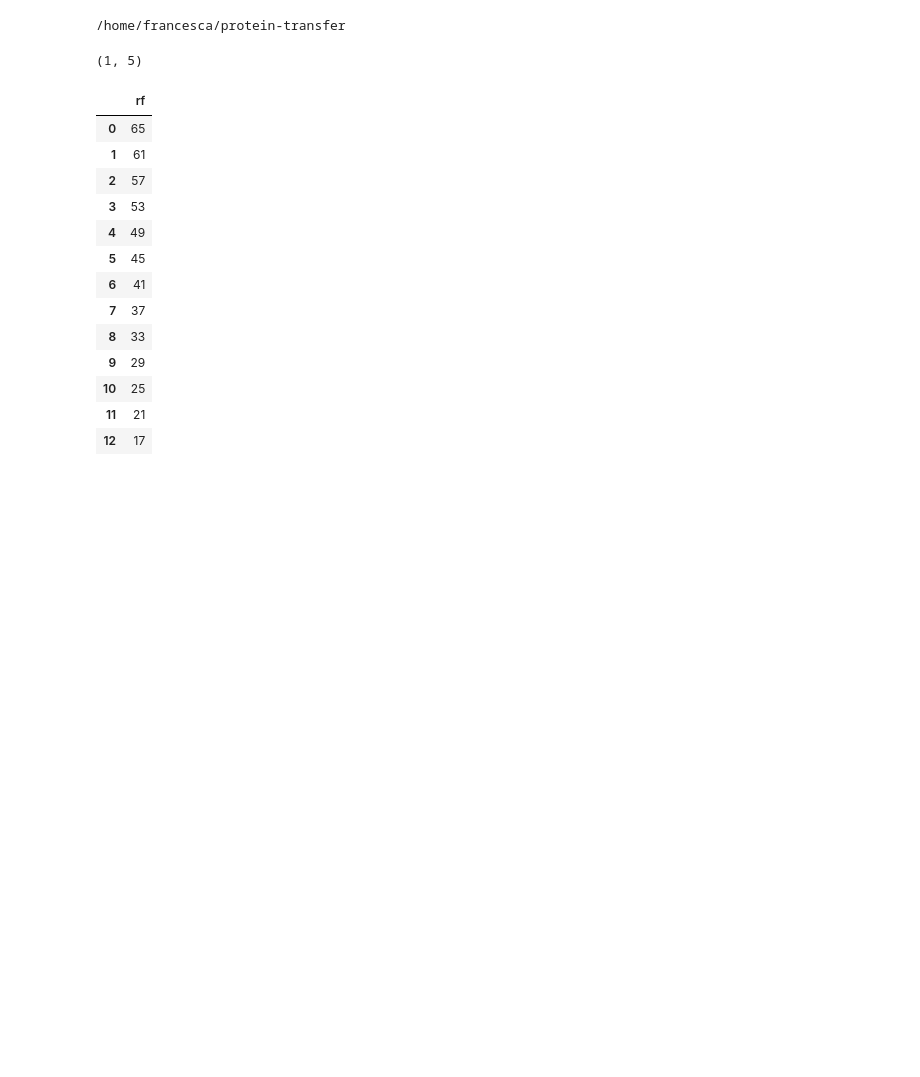
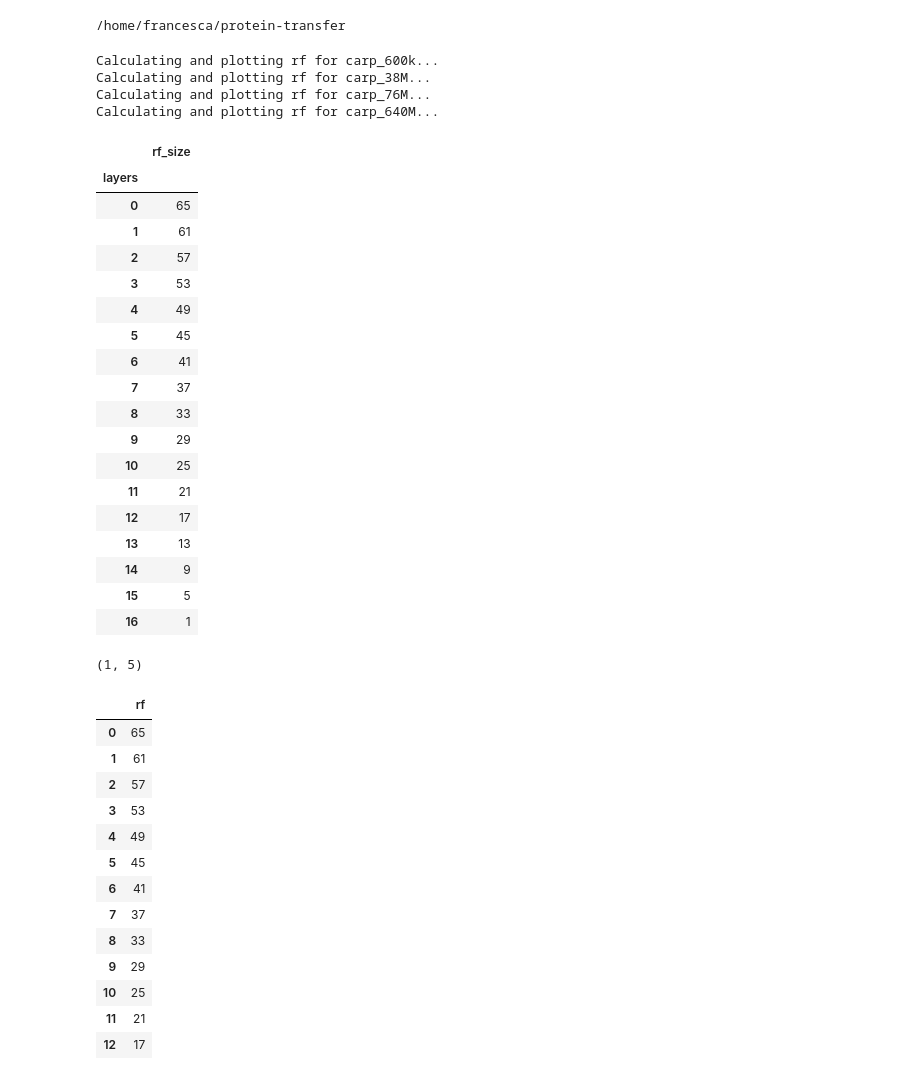
Before and after one commit to microsoft/protein-transfer, a Jupyter notebook: sandbox/carp_receptivefield.ipynb, the cells around one changed output. Saved outputs shown, nothing was run; the diff lists cells and outputs as text; code cells hidden in the pictures; blank space fills up the shorter version.

```diff
--- a/sandbox/carp_receptivefield.ipynb
+++ b/sandbox/carp_receptivefield.ipynb
@@ -18,6 +18,8 @@ import os
 import pandas as pd
 
 from sequence_models.pretrained import load_model_and_alphabet
+
+import matplotlib.pyplot as plt
 
 from scr.params.emb import CARP_INFO
 from scr.utils import checkNgen_folder
@@ -199,7 +201,7 @@ class ReceptiveField:
     def rf_df(self) -> pd.DataFrame:
         """Convert layer rf dict to dataframe with column names"""
 
-        df = pd.Series(self.rf_dict).to_frame(name="receptive_field_size")
-        df.index.name = "layer_numb"
+        df = pd.Series(self.rf_dict).to_frame(name="rf_size")
+        df.index.name = "layers"
 
-        return df
+        return df.reset_index()
@@ -217,3 +275,32 @@ def run_carp_rf(rf_df_folder: str = "results/rf"):
+# %%
+run_carp_rf()
+# %% [output]
+Calculating and plotting rf for carp_600k...
+Calculating and plotting rf for carp_38M...
+Calculating and plotting rf for carp_76M...
+Calculating and plotting rf for carp_640M...
+# %%
+ReceptiveField("carp_600k").rf_df
+# %% [output]
+|  | rf_size |
+| layers |  |
+| 0 | 65 |
+| 1 | 61 |
+| 2 | 57 |
+| 3 | 53 |
+| 4 | 49 |
+| 5 | 45 |
+| 6 | 41 |
+| 7 | 37 |
+| 8 | 33 |
+| 9 | 29 |
+| 10 | 25 |
+| 11 | 21 |
+| 12 | 17 |
+| 13 | 13 |
+| 14 | 9 |
+| 15 | 5 |
+| 16 | 1 |
 # %%
 rf = ReceptiveField("carp_600k")
 # %%
```
Also changed, not shown: parts of 2 cells of this notebook, 1 other file.
